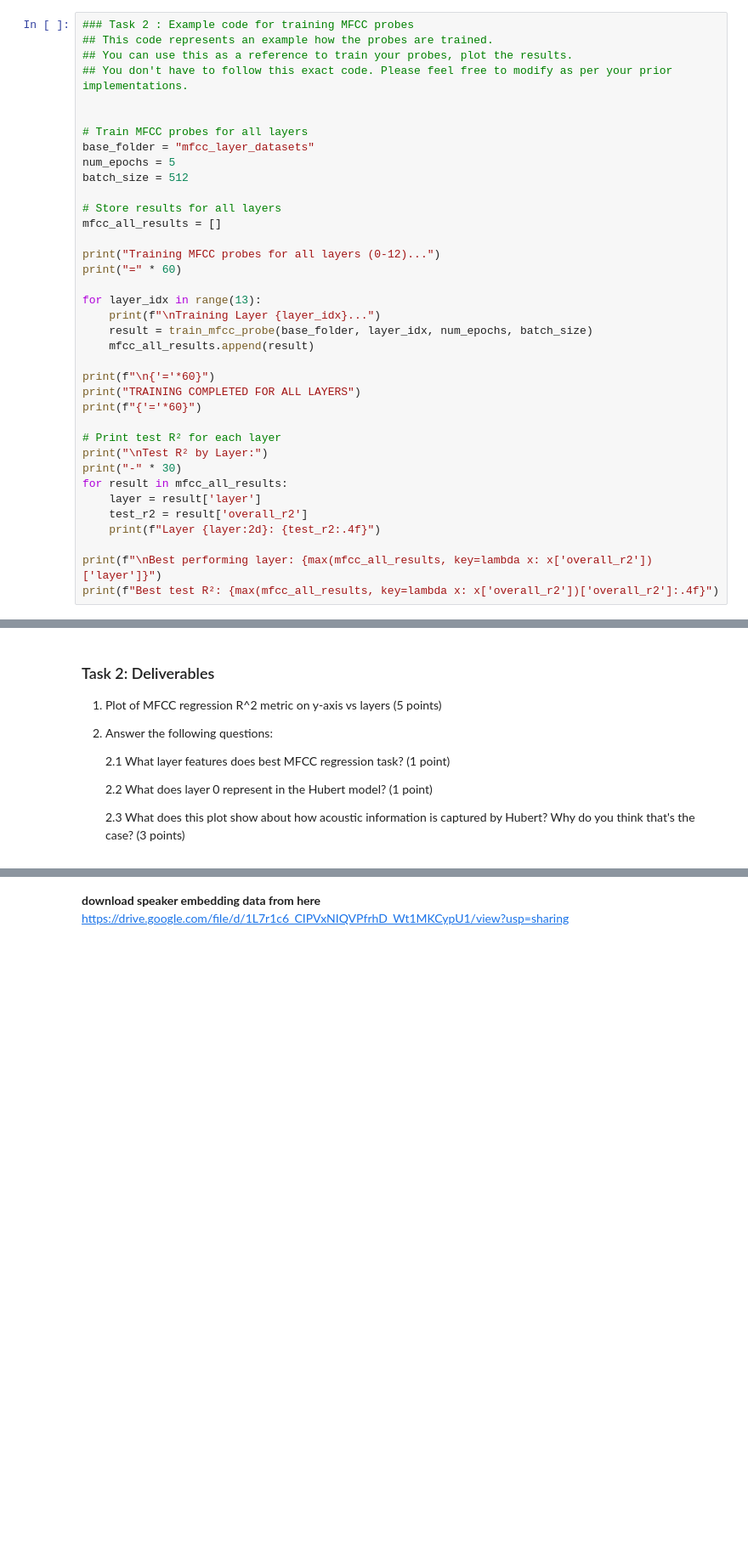
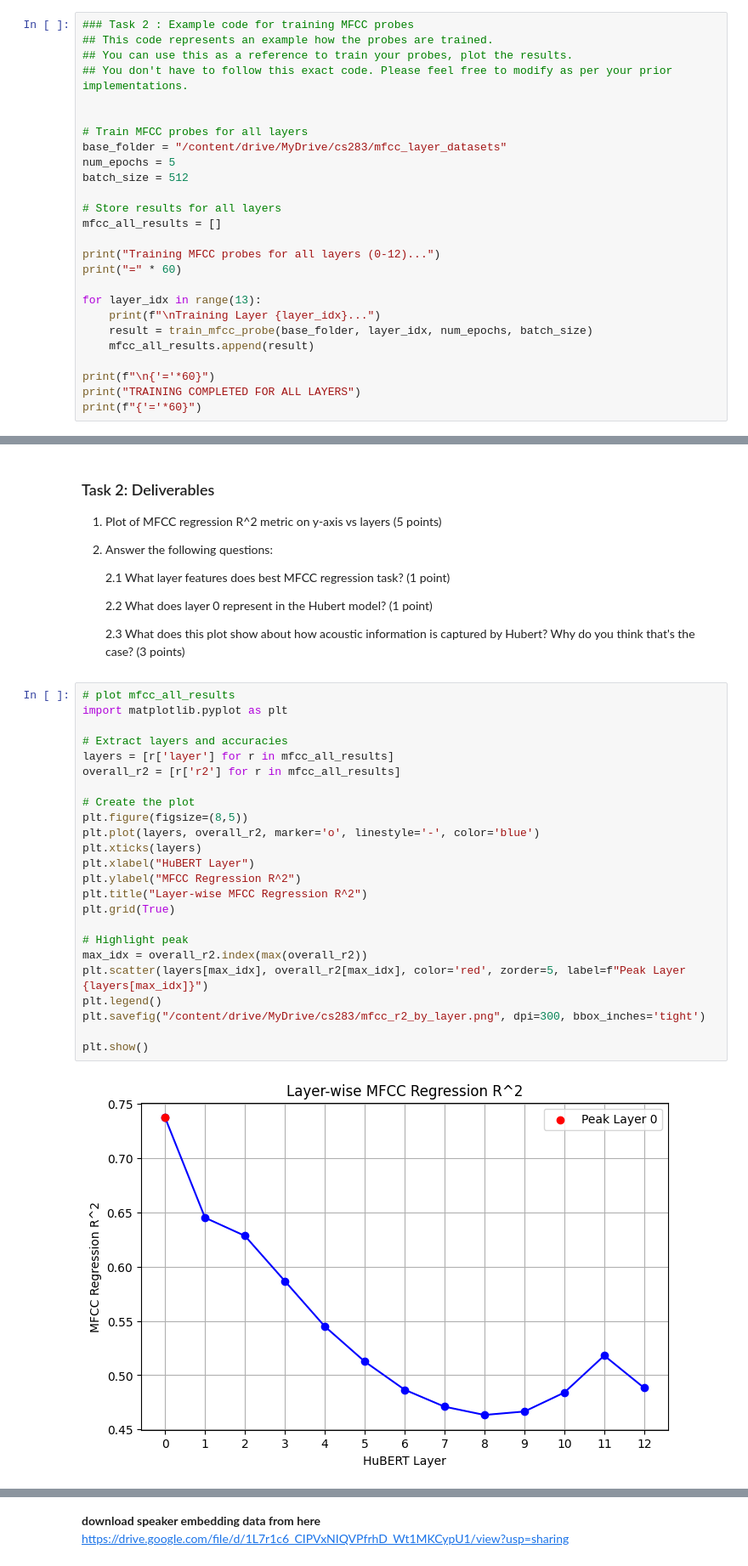
Before and after one commit to yinganw/cs283, a Jupyter notebook: hw4-a.ipynb, the cells around one changed output, grey strips where cells are left out. Shown at 85% size. Cells and saved outputs as stored; diff of their text form; blank space fills up the shorter version.

```diff
--- a/hw4-a.ipynb
+++ b/hw4-a.ipynb
@@ -605,7 +589,7 @@ def train_mfcc_probe(base_folder, layer_idx, num_epochs=10, batch_size=512, lear
 
 
 # Train MFCC probes for all layers
-base_folder = "mfcc_layer_datasets"
+base_folder = "/content/drive/MyDrive/cs283/mfcc_layer_datasets"
 num_epochs = 5
 batch_size = 512
 
@@ -623,14 +607,3 @@ for layer_idx in range(13):
 print(f"\n{'='*60}")
 print("TRAINING COMPLETED FOR ALL LAYERS")
 print(f"{'='*60}")
-
-# Print test R² for each layer
-print("\nTest R² by Layer:")
-print("-" * 30)
-for result in mfcc_all_results:
-    layer = result['layer']
-    test_r2 = result['overall_r2']
-    print(f"Layer {layer:2d}: {test_r2:.4f}")
-
-print(f"\nBest performing layer: {max(mfcc_all_results, key=lambda x: x['overall_r2'])['layer']}")
-print(f"Best test R²: {max(mfcc_all_results, key=lambda x: x['overall_r2'])['overall_r2']:.4f}")
@@ -646,3 +668,29 @@ print(f"Best test R²: {max(mfcc_all_results, key=lambda x: x['overall_r2'])['ov
     2.2 What does layer 0 represent in the Hubert model? (1 point)
 
     2.3 What does this plot show about how acoustic information is captured by Hubert? Why do you think that's the case? (3 points)
+# %%
+# plot mfcc_all_results
+import matplotlib.pyplot as plt
+
+# Extract layers and accuracies
+layers = [r['layer'] for r in mfcc_all_results]
+overall_r2 = [r['r2'] for r in mfcc_all_results]
+
+# Create the plot
+plt.figure(figsize=(8,5))
+plt.plot(layers, overall_r2, marker='o', linestyle='-', color='blue')
+plt.xticks(layers)
+plt.xlabel("HuBERT Layer")
+plt.ylabel("MFCC Regression R^2")
+plt.title("Layer-wise MFCC Regression R^2")
+plt.grid(True)
+
+# Highlight peak
+max_idx = overall_r2.index(max(overall_r2))
+plt.scatter(layers[max_idx], overall_r2[max_idx], color='red', zorder=5, label=f"Peak Layer {layers[max_idx]}")
+plt.legend()
+plt.savefig("/content/drive/MyDrive/cs283/mfcc_r2_by_layer.png", dpi=300, bbox_inches='tight')
+
+plt.show()
+# %% [output]
+[figure, added]
```
Also changed, not shown: parts of 8 cells of this notebook.
